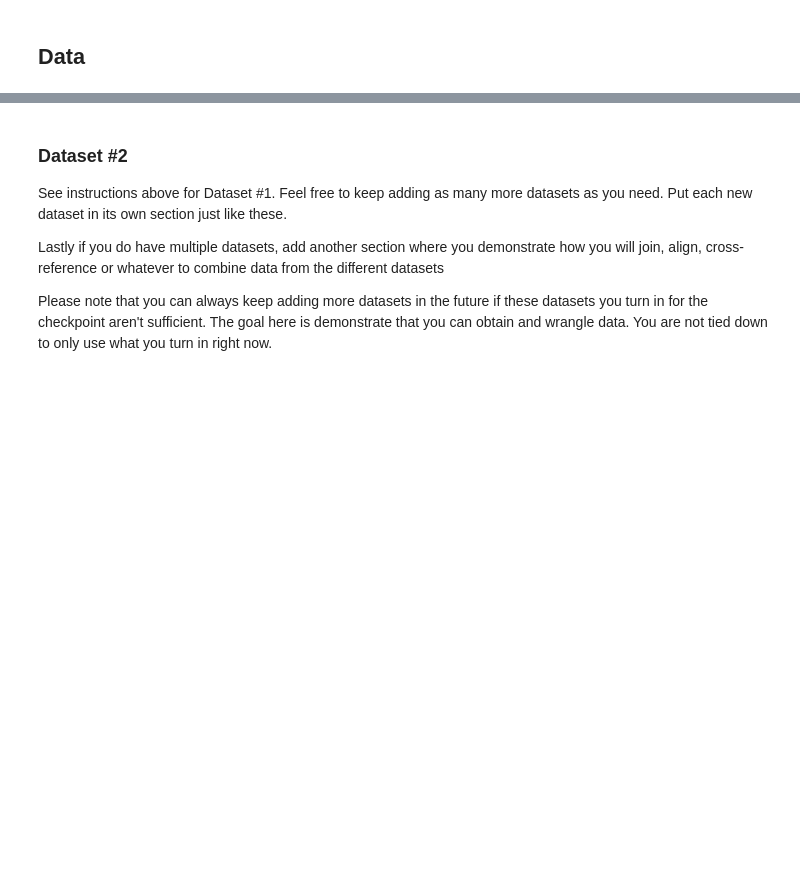
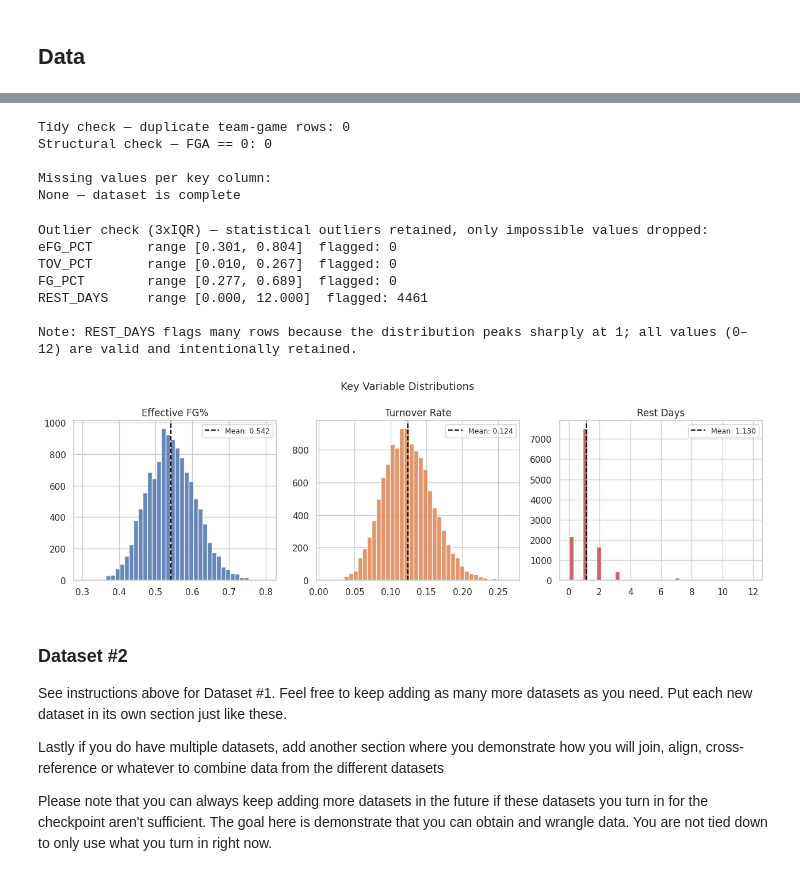
Before and after one commit to COGS108/Group031_WI26, a Jupyter notebook: 01-DataCheckpoint.ipynb, the cells around one changed output, grey strips where cells are left out. Saved outputs shown, nothing was run; the diff lists cells and outputs as text; code cells hidden in the pictures; blank space fills up the shorter version.

```diff
--- a/01-DataCheckpoint.ipynb
+++ b/01-DataCheckpoint.ipynb
@@ -196,0 +225,16 @@ Instructions:
+# %%
+# --- Imports & setup ---
+import pandas as pd
+import numpy as np
+import matplotlib.pyplot as plt
+import matplotlib.ticker as mticker
+import seaborn as sns
+import os, time, warnings
+
+warnings.filterwarnings('ignore')
+sns.set_theme(style='whitegrid', palette='muted')
+
+from nba_api.stats.endpoints import TeamGameLogs, LeagueDashTeamStats
+
+for path in ['data/00-raw', 'data/01-interim', 'data/02-processed']:
+    os.makedirs(path, exist_ok=True)
@@ -197,3 +311,61 @@ Instructions:
+# %%
+# --- Tidiness, missingness & structural checks ---
+key_cols = ['FG_PCT', 'eFG_PCT', 'TOV_PCT', 'REST_DAYS', 'IS_AWAY', 'IS_B2B',
+            'PTS', 'TOV', 'FGA', 'FTA', 'SEASON_OFF_RATING', 'SEASON_PACE']
+
+print(f"Tidy check — duplicate team-game rows: {df.duplicated(subset=['TEAM_ID','GAME_ID']).sum()}")
+print(f"Structural check — FGA == 0: {(df['FGA'] == 0).sum()}")
+print()
+
+missing = df[key_cols].isnull().sum()
+print("Missing values per key column:")
+print(missing[missing > 0] if missing.sum() > 0 else "None — dataset is complete")
+df.to_csv("data/02-processed/nba_gamelogs_and_advanced_stats_processed.csv", index=False)
+# %% [output]
+Tidy check — duplicate team-game rows: 0
+Structural check — FGA == 0: 0
+
+Missing values per key column:
+None — dataset is complete
+# %%
+# --- Outlier detection (3xIQR) & distributions ---
+def iqr_outliers(series, label, multiplier=3.0):
+    Q1, Q3 = series.quantile(0.25), series.quantile(0.75)
+    IQR = Q3 - Q1
+    flagged = ((series < Q1 - multiplier*IQR) | (series > Q3 + multiplier*IQR)).sum()
+    print(f"{label:12s}  range [{series.min():.3f}, {series.max():.3f}]  flagged: {flagged}")
+
+print("Outlier check (3xIQR) — statistical outliers retained, only impossible values dropped:")
+for col in ['eFG_PCT', 'TOV_PCT', 'FG_PCT', 'REST_DAYS']:
+    iqr_outliers(df[col].astype(float), col)
+
+print("\nNote: REST_DAYS flags many rows because the distribution peaks sharply at 1; "
+      "all values (0–12) are valid and intentionally retained.")
+
+# Distributions
+fig, axes = plt.subplots(1, 3, figsize=(13, 4))
+for ax, (col, label, color) in zip(axes, [
+    ('eFG_PCT', 'Effective FG%', '#4C72B0'),
+    ('TOV_PCT', 'Turnover Rate', '#DD8452'),
+    ('REST_DAYS','Rest Days',    '#C44E52')
+]):
+    ax.hist(df[col].dropna(), bins=40, color=color, edgecolor='white', alpha=0.85)
+    ax.axvline(df[col].mean(), color='black', linestyle='--', lw=1.5,
+               label=f'Mean: {df[col].mean():.3f}')
+    ax.set_title(label); ax.legend(fontsize=9)
+plt.suptitle('Key Variable Distributions', fontsize=13)
+plt.tight_layout()
+plt.savefig('data/01-interim/fig_distributions.png', dpi=150, bbox_inches='tight')
+plt.show()
+# %% [output]
+Outlier check (3xIQR) — statistical outliers retained, only impossible values dropped:
+eFG_PCT       range [0.301, 0.804]  flagged: 0
+TOV_PCT       range [0.010, 0.267]  flagged: 0
+FG_PCT        range [0.277, 0.689]  flagged: 0
+REST_DAYS     range [0.000, 12.000]  flagged: 4461
+
+Note: REST_DAYS flags many rows because the distribution peaks sharply at 1; all values (0–12) are valid and intentionally retained.
+[figure, added]
 # %% [markdown]
 ### Dataset #2
 
```
Also changed, not shown: parts of 16 cells of this notebook.
